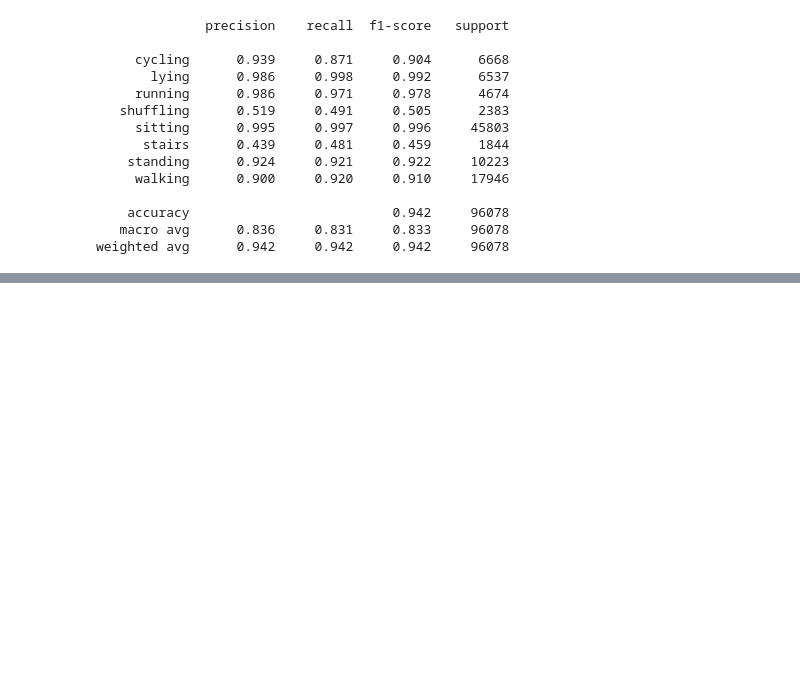
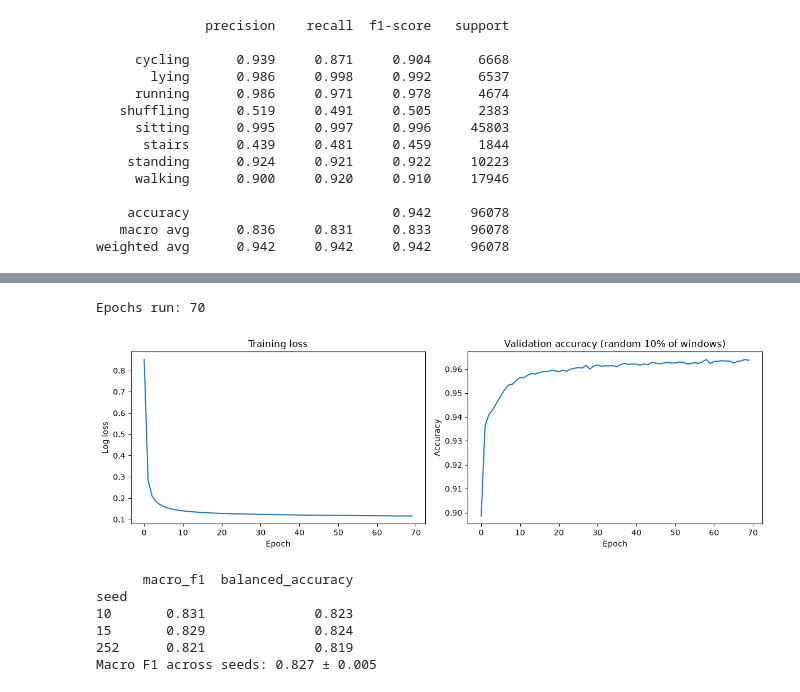
Before and after one commit to sarabartolo/harth-free-living-activity-recognition, a Jupyter notebook: notebooks/04_model_comparison.ipynb, the cells around one changed output, grey strips where cells are left out. Cells and saved outputs as stored; diff of their text form; code cells hidden in the pictures; blank space fills up the shorter version.

```diff
--- a/notebooks/04_model_comparison.ipynb
+++ b/notebooks/04_model_comparison.ipynb
@@ -653,0 +859,56 @@ weighted avg      0.942     0.942     0.942     96078
+# %%
+# Check convergence. Early stopping is used here only to record the learning curve:
+# its validation set is a random 10% of windows (not whole participants), so it is not used to score the model.
+mlp_curve = make_pipeline(StandardScaler(),
+                          MLPClassifier(hidden_layer_sizes = (16,), alpha = 0.01,
+                          activation = "relu", solver="adam",
+                          early_stopping=True, max_iter=300, random_state=42))
+
+mlp_curve.fit(X,y)
+
+fitted = mlp_curve.named_steps["mlpclassifier"]
+print("Epochs run:", fitted.n_iter_)
+
+# Plot training loss and accuracy on the built-in validation windows (side by side)
+fig, axes = plt.subplots(1,2, figsize=(12,4))
+axes[0].plot(fitted.loss_curve_)
+axes[0].set_title("Training loss")
+axes[0].set_xlabel("Epoch")
+axes[0].set_ylabel("Log loss")
+
+axes[1].plot(fitted.validation_scores_)
+axes[1].set_title("Validation accuracy (random 10% of windows)")
+axes[1].set_xlabel("Epoch")
+axes[1].set_ylabel("Accuracy")
+
+plt.tight_layout()
+plt.show()
+# %% [output]
+Epochs run: 70
+[figure, added]
+# %%
+# Repeat the best MLP settings with 3 different random seeds, using the same grouped folds
+seed_results = []
+
+for seed in [10, 15, 252]:
+    model_seed = make_pipeline(StandardScaler(),
+                               MLPClassifier(hidden_layer_sizes=(16,),
+                                             alpha=0.01,
+                                             activation="relu", solver="adam",
+                                             max_iter=300, random_state=seed))
+    results_seed = cross_validate(model_seed, X, y, groups=groups, cv=cv,
+                                  scoring={"f1": "f1_macro", "balanced_accuracy": "balanced_accuracy"})
+    seed_results.append({"seed": seed,
+                         "macro_f1": results_seed["test_f1"].mean(),
+                         "balanced_accuracy": results_seed["test_balanced_accuracy"].mean()})
+
+seed_table = pd.DataFrame(seed_results).set_index("seed").round(3)
+print(seed_table)
+print("Macro F1 across seeds:", f"{seed_table['macro_f1'].mean():.3f} ± {seed_table['macro_f1'].std():.3f}")
+# %% [output]
+      macro_f1  balanced_accuracy
+seed
+10       0.831              0.823
+15       0.829              0.824
+252      0.821              0.819
+Macro F1 across seeds: 0.827 ± 0.005
```
Also changed, not shown: parts of 27 cells of this notebook, 15 other files.
